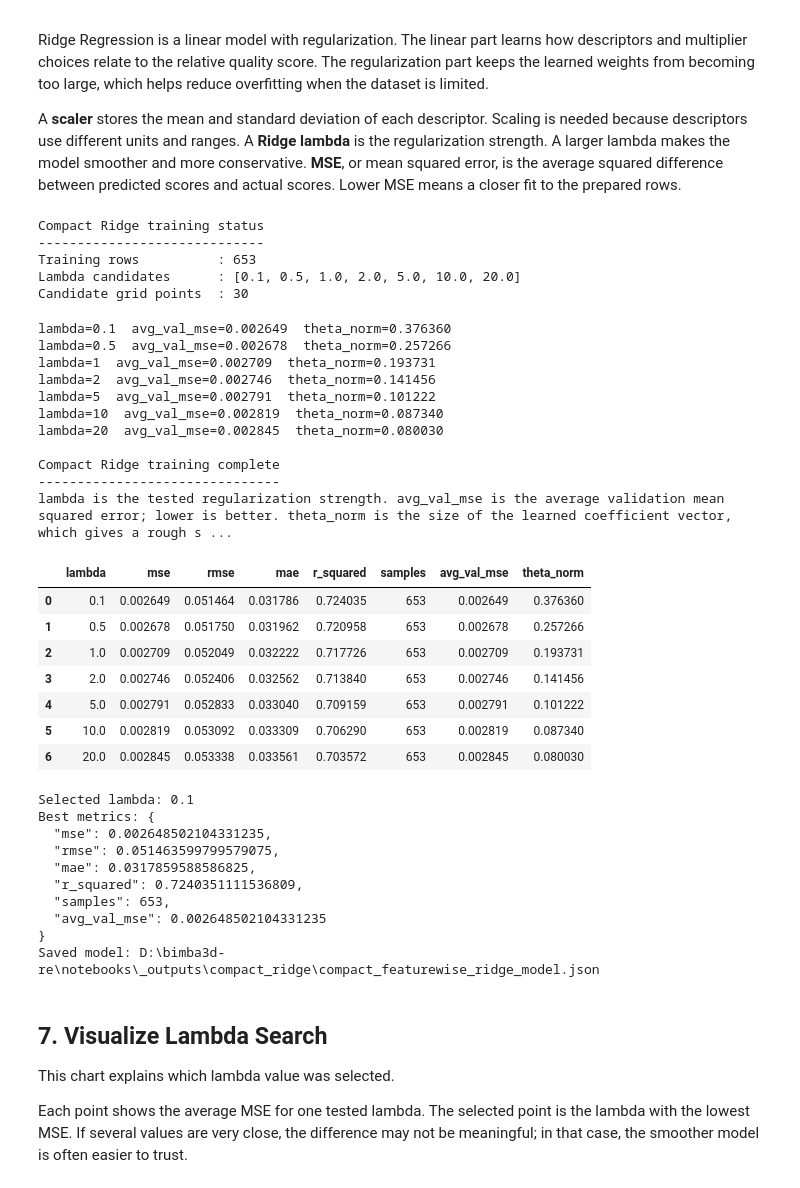
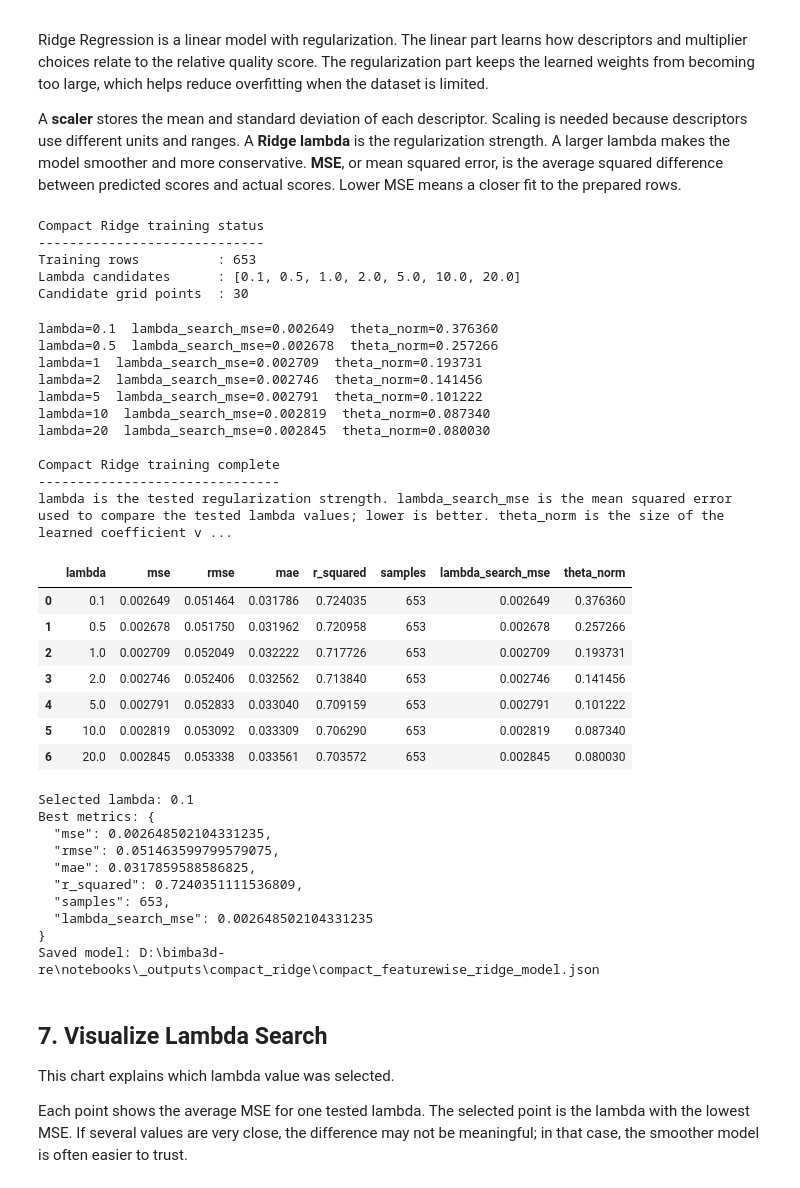
Before and after one commit to geomatupen/bimba3d-re, a Jupyter notebook: notebooks/featurewise_ridge_quality_scoring_model.ipynb, the cells around one changed output. Cells and saved outputs as stored; diff of their text form; code cells hidden in the pictures.

```diff
--- a/notebooks/featurewise_ridge_quality_scoring_model.ipynb
+++ b/notebooks/featurewise_ridge_quality_scoring_model.ipynb
@@ -1210,13 +1210,13 @@ def compute_compact_ridge_metrics(model: dict[str, Any], rows: list[dict[str, An
             residuals.append(pred - target)
             targets.append(target)
     if not residuals:
-        return {"mse": float("inf"), "rmse": float("inf"), "mae": float("inf"), "r_squared": 0.0, "samples": 0, "avg_val_mse": float("inf")}
+        return {"mse": float("inf"), "rmse": float("inf"), "mae": float("inf"), "r_squared": 0.0, "samples": 0, "lambda_search_mse": float("inf")}
     arr = np.array(residuals, dtype=np.float64)
     target_arr = np.array(targets, dtype=np.float64)
     mse = float(np.mean(arr * arr))
     ss_tot = float(np.sum((target_arr - float(np.mean(target_arr))) ** 2))
     ss_res = float(np.sum(arr * arr))
-    return {"mse": mse, "rmse": float(math.sqrt(mse)), "mae": float(np.mean(np.abs(arr))), "r_squared": 1.0 - (ss_res / ss_tot) if ss_tot > 1e-10 else 0.0, "samples": len(residuals), "avg_val_mse": mse}
+    return {"mse": mse, "rmse": float(math.sqrt(mse)), "mae": float(np.mean(np.abs(arr))), "r_squared": 1.0 - (ss_res / ss_tot) if ss_tot > 1e-10 else 0.0, "samples": len(residuals), "lambda_search_mse": mse}
 
 
 def train_compact_featurewise_ridge_model(rows: list[dict[str, Any]], score_key: str, lambda_ridge: float, candidate_points: int, group_bounds: dict[str, Any] | None = None):
@@ -1259,45 +1259,45 @@ if not training_rows:
     print("Skipping Ridge training because no rows were found.")
 else:
     print("Compact Ridge training status")
     print("-----------------------------")
     print(f"Training rows          : {len(training_rows)}")
     print(f"Lambda candidates      : {RIDGE_LAMBDAS}")
     print(f"Candidate grid points  : {CANDIDATE_POINTS}")
     # The selected lambda is the one with the lowest average MSE for this dataset.
     for lam in tqdm(RIDGE_LAMBDAS, desc="Compact Ridge lambda search", unit="lambda"):
         model, metrics, theta_norm = train_compact_featurewise_ridge_model(training_rows, SCORE_KEY, lam, CANDIDATE_POINTS, group_bounds=GROUP_BOUNDS)
         ridge_results.append({"lambda": lam, "model": model, "metrics": metrics, "theta_norm": theta_norm})
-        print(f"lambda={float(lam):g}  avg_val_mse={float(metrics['avg_val_mse']):.6f}  theta_norm={theta_norm:.6f}")
-    best = min(ridge_results, key=lambda item: item["metrics"]["avg_val_mse"])
+        print(f"lambda={float(lam):g}  lambda_search_mse={float(metrics['lambda_search_mse']):.6f}  theta_norm={theta_norm:.6f}")
+    best = min(ridge_results, key=lambda item: item["metrics"]["lambda_search_mse"])
     compact_ridge_model = best["model"]
     compact_ridge_metrics = best["metrics"]
     model_path = OUT_DIR / "compact_featurewise_ridge_model.json"
     model_path.write_text(json.dumps({"schema": "compact_featurewise_ridge_regression_v1", "model": compact_ridge_model, "metrics": compact_ridge_metrics}, indent=2), encoding="utf-8")
     print("\nCompact Ridge training complete")
     print("-------------------------------")
-    print("lambda is the tested regularization strength. avg_val_mse is the average validation mean squared error; lower is better. theta_norm is the size of the learned coefficient vector, which gives a rough sense of model complexity.")
+    print("lambda is the tested regularization strength. lambda_search_mse is the mean squared error used to compare the tested lambda values; lower is better. theta_norm is the size of the learned coefficient vector, which gives a rough sense of model complexity.")
     display(pd.DataFrame([{"lambda": r["lambda"], **r["metrics"], "theta_norm": r["theta_norm"]} for r in ridge_results]))
     print(f"Selected lambda: {best['lambda']}")
     print(f"Best metrics: {json.dumps(compact_ridge_metrics, indent=2)}")
     print(f"Saved model: {model_path}")
 # %% [output]
 Compact Ridge training status
 -----------------------------
 Training rows          : 653
 Lambda candidates      : [0.1, 0.5, 1.0, 2.0, 5.0, 10.0, 20.0]
 Candidate grid points  : 30
-lambda=0.1  avg_val_mse=0.002649  theta_norm=0.376360
-lambda=0.5  avg_val_mse=0.002678  theta_norm=0.257266
-lambda=1  avg_val_mse=0.002709  theta_norm=0.193731
-lambda=2  avg_val_mse=0.002746  theta_norm=0.141456
-lambda=5  avg_val_mse=0.002791  theta_norm=0.101222
-lambda=10  avg_val_mse=0.002819  theta_norm=0.087340
-lambda=20  avg_val_mse=0.002845  theta_norm=0.080030
+lambda=0.1  lambda_search_mse=0.002649  theta_norm=0.376360
+lambda=0.5  lambda_search_mse=0.002678  theta_norm=0.257266
+lambda=1  lambda_search_mse=0.002709  theta_norm=0.193731
+lambda=2  lambda_search_mse=0.002746  theta_norm=0.141456
+lambda=5  lambda_search_mse=0.002791  theta_norm=0.101222
+lambda=10  lambda_search_mse=0.002819  theta_norm=0.087340
+lambda=20  lambda_search_mse=0.002845  theta_norm=0.080030
 
 Compact Ridge training complete
 -------------------------------
-lambda is the tested regularization strength. avg_val_mse is the average validation mean squared error; lower is better. theta_norm is the size of the learned coefficient vector, which gives a rough s ...
+lambda is the tested regularization strength. lambda_search_mse is the mean squared error used to compare the tested lambda values; lower is better. theta_norm is the size of the learned coefficient v ...
-|  | lambda | mse | rmse | mae | r_squared | samples | avg_val_mse | theta_norm |
+|  | lambda | mse | rmse | mae | r_squared | samples | lambda_search_mse | theta_norm |
 | 0 | 0.1 | 0.002649 | 0.051464 | 0.031786 | 0.724035 | 653 | 0.002649 | 0.376360 |
 | 1 | 0.5 | 0.002678 | 0.051750 | 0.031962 | 0.720958 | 653 | 0.002678 | 0.257266 |
 | 2 | 1.0 | 0.002709 | 0.052049 | 0.032222 | 0.717726 | 653 | 0.002709 | 0.193731 |
@@ -1312,7 +1312,7 @@ Best metrics: {
   "mae": 0.0317859588586825,
   "r_squared": 0.7240351111536809,
   "samples": 653,
-  "avg_val_mse": 0.002648502104331235
+  "lambda_search_mse": 0.002648502104331235
 }
 Saved model: D:\bimba3d-re\notebooks\_outputs\compact_ridge\compact_featurewise_ridge_model.json
 # %% [markdown]
```
Also changed, not shown: parts of 1 cell of this notebook, 19 other files.
